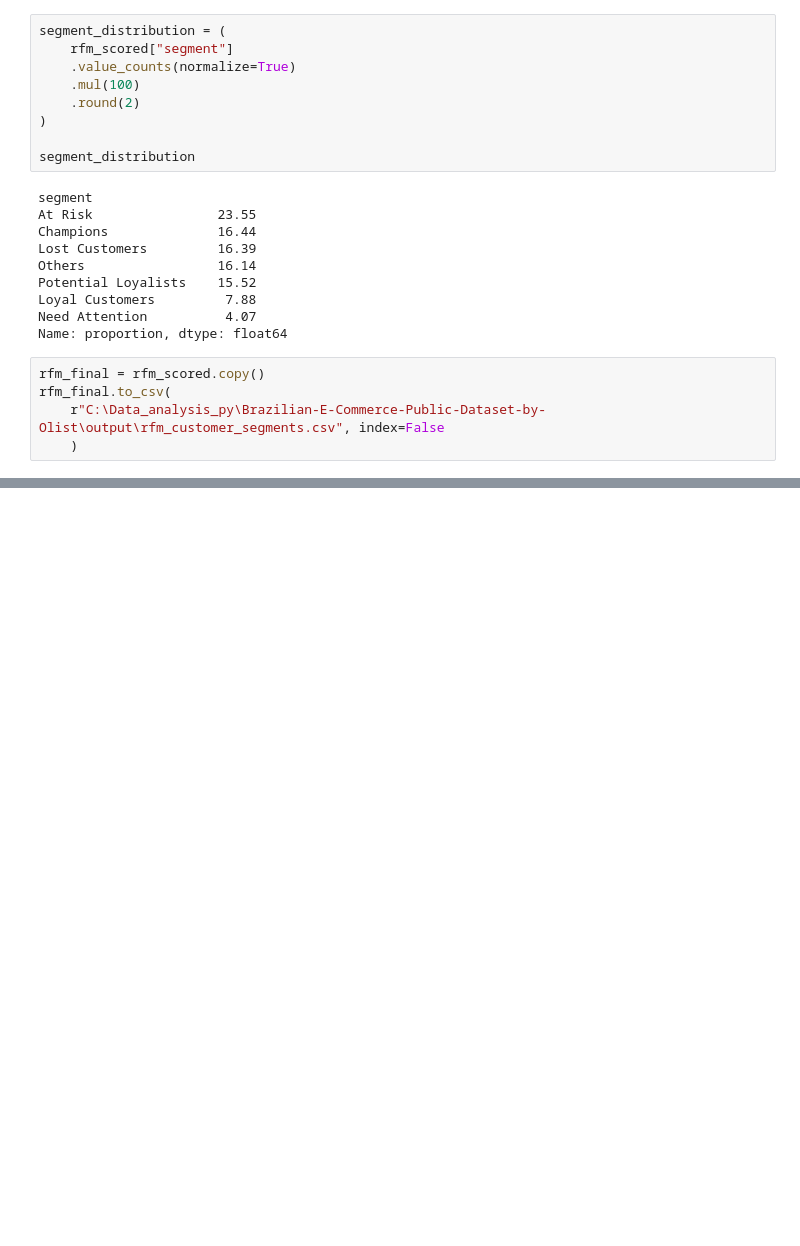
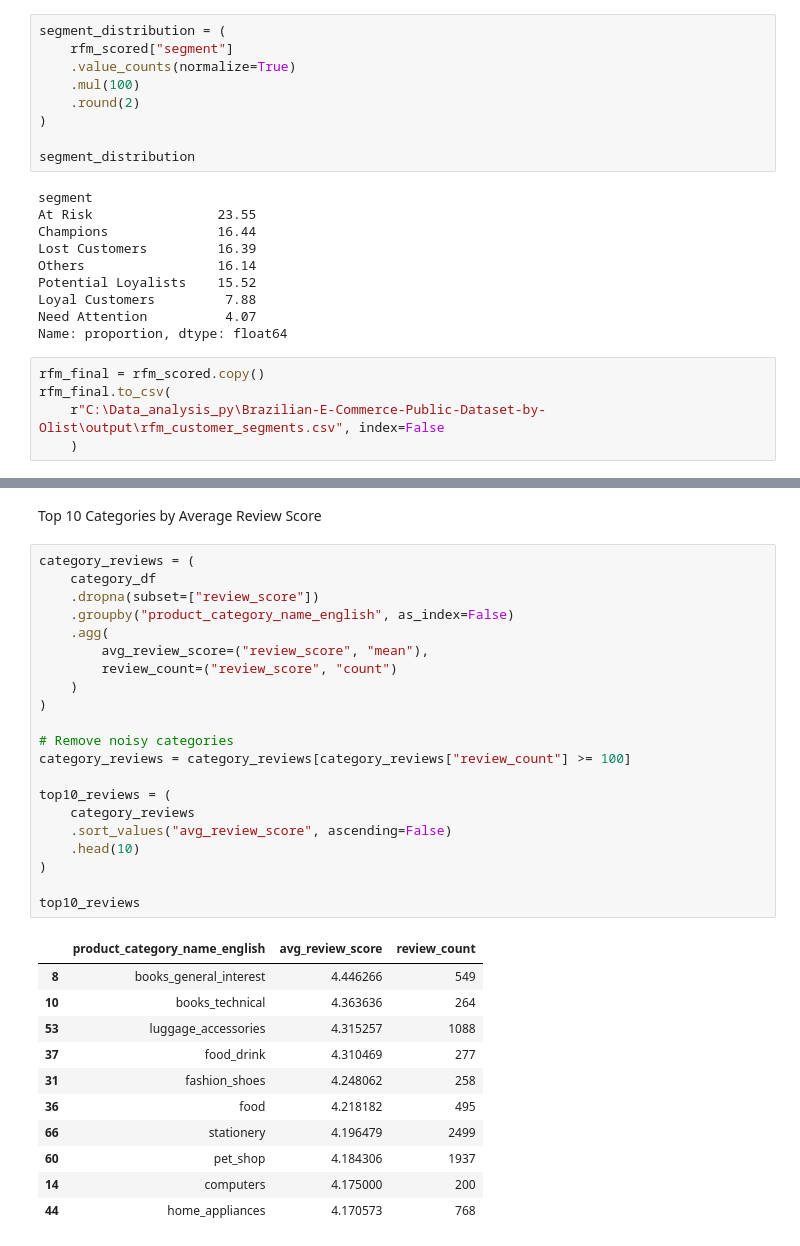
Before and after one commit to abhishek-shukla7/Brazilian-E-Commerce-by-Olist-analysis, a Jupyter notebook: Brazilian.ipynb, the cells around one changed output, grey strips where cells are left out. Drawn from its saved outputs; the diff is of its cells as text; blank space fills up the shorter version.

```diff
--- a/Brazilian.ipynb
+++ b/Brazilian.ipynb
@@ -785,0 +866,35 @@ rfm_final.to_csv(
+# %% [markdown]
+Top 10 Categories by Average Review Score
+# %%
+category_reviews = (
+    category_df
+    .dropna(subset=["review_score"])
+    .groupby("product_category_name_english", as_index=False)
+    .agg(
+        avg_review_score=("review_score", "mean"),
+        review_count=("review_score", "count")
+    )
+)
+
+# Remove noisy categories
+category_reviews = category_reviews[category_reviews["review_count"] >= 100]
+
+top10_reviews = (
+    category_reviews
+    .sort_values("avg_review_score", ascending=False)
+    .head(10)
+)
+
+top10_reviews
+# %% [output]
+|  | product_category_name_english | avg_review_score | review_count |
+| 8 | books_general_interest | 4.446266 | 549 |
+| 10 | books_technical | 4.363636 | 264 |
+| 53 | luggage_accessories | 4.315257 | 1088 |
+| 37 | food_drink | 4.310469 | 277 |
+| 31 | fashion_shoes | 4.248062 | 258 |
+| 36 | food | 4.218182 | 495 |
+| 66 | stationery | 4.196479 | 2499 |
+| 60 | pet_shop | 4.184306 | 1937 |
+| 14 | computers | 4.175000 | 200 |
+| 44 | home_appliances | 4.170573 | 768 |
```
Also changed, not shown: parts of 13 cells of this notebook, 4 other files.
